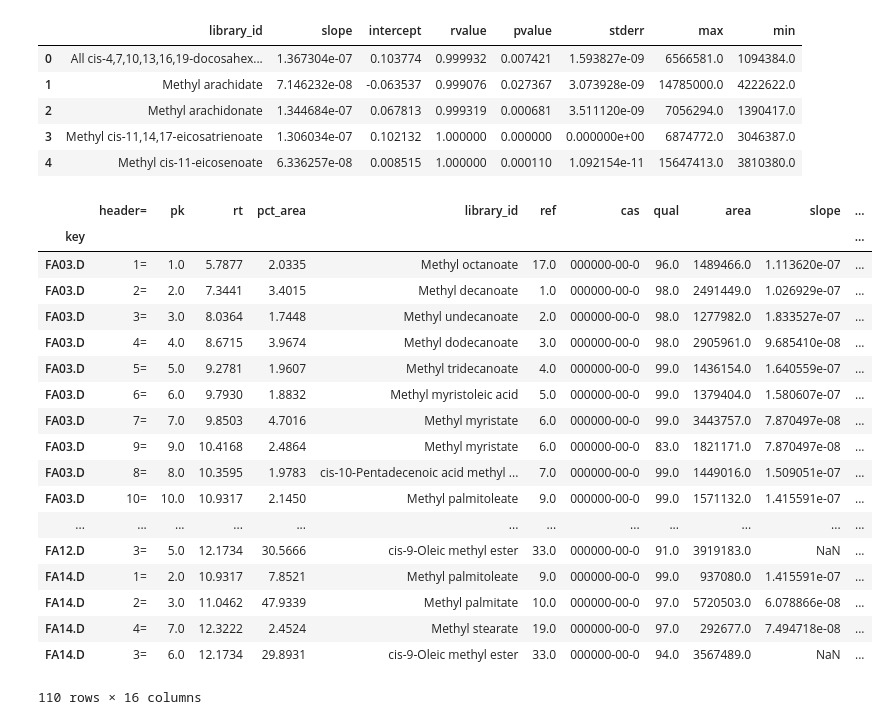
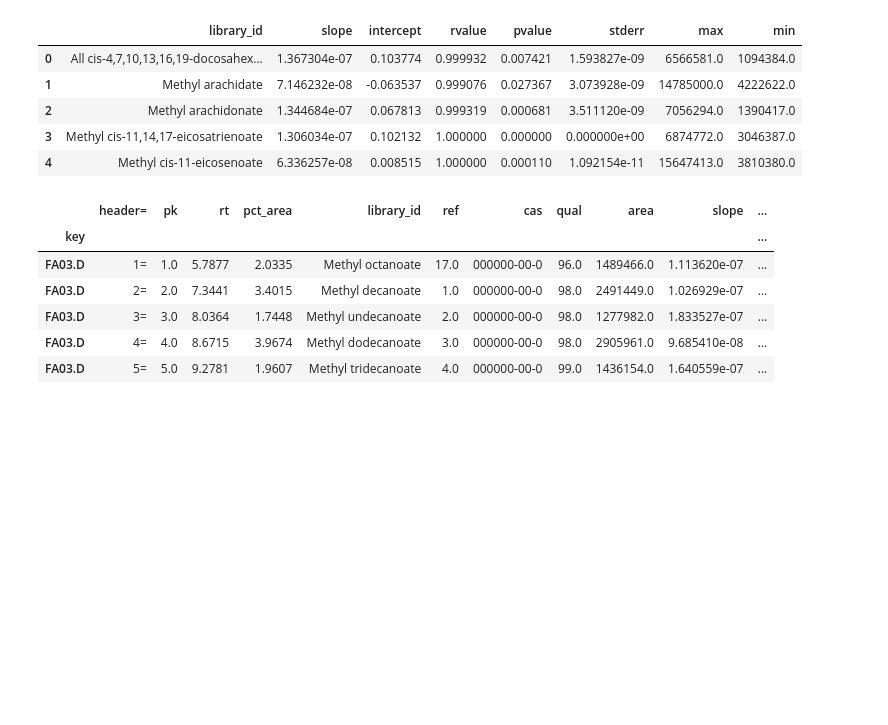
Before and after one commit to audere-labs/pyvalence, a Jupyter notebook: gc_area_analysis.ipynb, the cells around one changed output. Cells and saved outputs as stored; diff of their text form; code cells hidden in the pictures; blank space fills up the shorter version.

````diff
--- a/gc_area_analysis.ipynb
+++ b/gc_area_analysis.ipynb
@@ -15,8 +15,8 @@ example:
 matched_df = matchlib2area_all(agi.results_lib,agi.results_tic)
 ```
 # %%
-libdf = (agi.results_lib)
-areadf = (agi.results_tic)
+libdf = agi.results_lib
+areadf = agi.results_tic
 
 def find_match(x, Y):
     ''' find index of argmin lambda(x,Y)
@@ -132,43 +132,31 @@ def calc_conc(cal_curves, matcheddf):
     matcheddf = matcheddf.reset_index()
     return_df = pd.merge(matcheddf,cal_curves,on='library_id',how='outer')
     return_df['conc'] = return_df.apply(conc_cal,axis=1)
     return_df.drop(['rvalue','pvalue','stderr'],1,inplace=True)
 
     #calculate concentration percentage
     totals_c = pd.DataFrame({'totals_c':(return_df.groupby('key')['conc']
                                             .apply(np.sum,axis=0))}).reset_index()
     return_df = return_df.merge(totals_c, on=['key'])
     return_df['conc%']=return_df['conc']/return_df['totals_c']
     return_df.drop(['totals_c'],1,inplace=True)
 
     #calculate area percentage
     totals_a = pd.DataFrame({'totals_a':(return_df.groupby('key')['area']
                                             .apply(np.sum,axis=0))}).reset_index()
     return_df = return_df.merge(totals_a, on=['key'])
     return_df['area%']=return_df['area']/return_df['totals_a']
     return_df.drop(['totals_a'],1,inplace=True)
 
     return return_df.set_index('key')
 
 calced_conc = calc_conc(calced_curves, matcheddf)
-calced_conc
+calced_conc.head()
 # %% [output]
 |  | header= | pk | rt | pct_area | library_id | ref | cas | qual | area | slope | ... |
 | key |  |  |  |  |  |  |  |  |  |  | ... |
 | FA03.D | 1= | 1.0 | 5.7877 | 2.0335 | Methyl octanoate | 17.0 | 000000-00-0 | 96.0 | 1489466.0 | 1.113620e-07 | ... |
 | FA03.D | 2= | 2.0 | 7.3441 | 3.4015 | Methyl decanoate | 1.0 | 000000-00-0 | 98.0 | 2491449.0 | 1.026929e-07 | ... |
 | FA03.D | 3= | 3.0 | 8.0364 | 1.7448 | Methyl undecanoate | 2.0 | 000000-00-0 | 98.0 | 1277982.0 | 1.833527e-07 | ... |
 | FA03.D | 4= | 4.0 | 8.6715 | 3.9674 | Methyl dodecanoate | 3.0 | 000000-00-0 | 98.0 | 2905961.0 | 9.685410e-08 | ... |
 | FA03.D | 5= | 5.0 | 9.2781 | 1.9607 | Methyl tridecanoate | 4.0 | 000000-00-0 | 99.0 | 1436154.0 | 1.640559e-07 | ... |
-| FA03.D | 6= | 6.0 | 9.7930 | 1.8832 | Methyl myristoleic acid | 5.0 | 000000-00-0 | 99.0 | 1379404.0 | 1.580607e-07 | ... |
-| FA03.D | 7= | 7.0 | 9.8503 | 4.7016 | Methyl myristate | 6.0 | 000000-00-0 | 99.0 | 3443757.0 | 7.870497e-08 | ... |
-| FA03.D | 9= | 9.0 | 10.4168 | 2.4864 | Methyl myristate | 6.0 | 000000-00-0 | 83.0 | 1821171.0 | 7.870497e-08 | ... |
-| FA03.D | 8= | 8.0 | 10.3595 | 1.9783 | cis-10-Pentadecenoic acid methyl ... | 7.0 | 000000-00-0 | 99.0 | 1449016.0 | 1.509051e-07 | ... |
-| FA03.D | 10= | 10.0 | 10.9317 | 2.1450 | Methyl palmitoleate | 9.0 | 000000-00-0 | 99.0 | 1571132.0 | 1.415591e-07 | ... |
-| ... | ... | ... | ... | ... | ... | ... | ... | ... | ... | ... | ... |
-| FA12.D | 3= | 5.0 | 12.1734 | 30.5666 | cis-9-Oleic methyl ester | 33.0 | 000000-00-0 | 91.0 | 3919183.0 | NaN | ... |
-| FA14.D | 1= | 2.0 | 10.9317 | 7.8521 | Methyl palmitoleate | 9.0 | 000000-00-0 | 99.0 | 937080.0 | 1.415591e-07 | ... |
-| FA14.D | 2= | 3.0 | 11.0462 | 47.9339 | Methyl palmitate | 10.0 | 000000-00-0 | 97.0 | 5720503.0 | 6.078866e-08 | ... |
-| FA14.D | 4= | 7.0 | 12.3222 | 2.4524 | Methyl stearate | 19.0 | 000000-00-0 | 97.0 | 292677.0 | 7.494718e-08 | ... |
-| FA14.D | 3= | 6.0 | 12.1734 | 29.8931 | cis-9-Oleic methyl ester | 33.0 | 000000-00-0 | 94.0 | 3567489.0 | NaN | ... |
-110 rows × 16 columns
````
Also changed, not shown: parts of 6 cells of this notebook.
